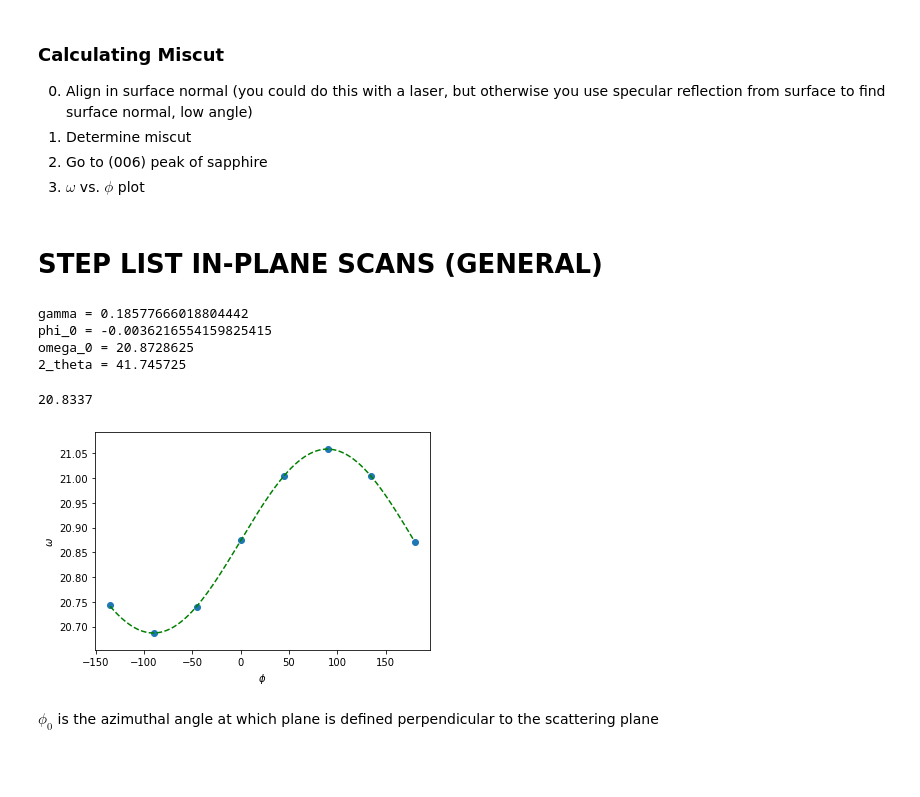
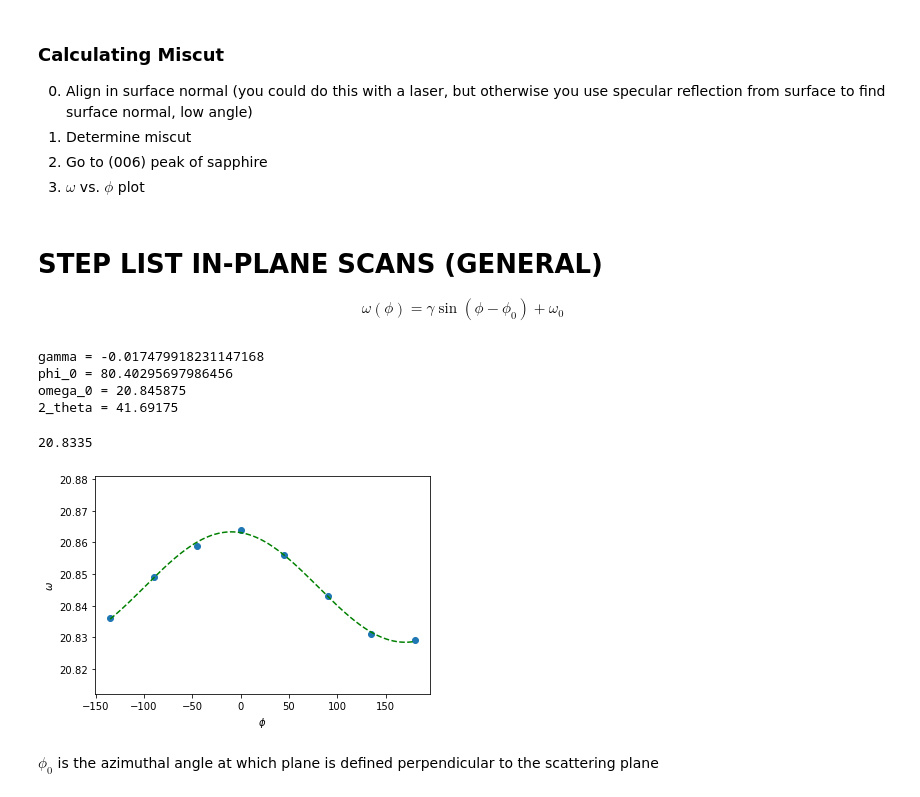
Before and after one commit to josephmccourt2018/lab_jupyter_notebooks, a Jupyter notebook: HRXRD_Off_Specular_Lab3.ipynb, the cells around one changed output. Saved outputs shown, nothing was run; the diff lists cells and outputs as text; code cells hidden in the pictures; blank space fills up the shorter version.

```diff
--- a/HRXRD_Off_Specular_Lab3.ipynb
+++ b/HRXRD_Off_Specular_Lab3.ipynb
@@ -151,44 +151,49 @@ Notice that when you look at stereographic projections, it will give you value o
 3. $\omega$ vs. $\phi$ plot
 # %% [markdown]
 # STEP LIST IN-PLANE SCANS (GENERAL)
+
+$$\omega(\phi) = \gamma\sin(\phi-\phi_0)+\omega_0$$
 # %%
 import math
 import numpy as np
 import matplotlib.pyplot as plt
 from scipy.optimize import curve_fit
 
 # For test run of 461 lab 3
 # fitting the miscut curve
-phi = [0.,45.,90.,135.,180.,-45.,-90.,-135.]
+#phi = [0.,45.,90.,135.,180.,225.,270.,315.]
+phi = [0.,45.,90.,135.,180.,-135.,-90.,-45.]
 phi2 = [i * math.pi/180 for i in phi]
-omega = [20.8754,21.0048,21.0587,21.0033, 20.8708, 20.7394, 20.6869, 20.7436]
+
+#measured on Fe2O3 50nm film on 006 sapphire
+omega = [20.864,20.856,20.843,20.831, 20.829, 20.836, 20.849, 20.859]
 
 def fit(x,gamma,phi_0,omega_0):
     return gamma*np.sin(x-phi_0)+omega_0
 
 popt, pcov = curve_fit(fit, phi2, omega)
 
 x=np.arange(-135,180)
 x2 =[i * math.pi/180 for i in x]
 x3 =[i * 180 / math.pi for i in x2]
 
 plt.scatter(phi,omega)
 plt.plot(x3,fit(x2,*popt),'g--')
 plt.xlabel("$\phi$")
 plt.ylabel("$\omega$")
 
 print("gamma = " + str(popt[0]))
-print("phi_0 = " + str(popt[1]))
+print("phi_0 = " + str(popt[1]*180/math.pi))
 print("omega_0 = " + str(popt[2]))
 print("2_theta = "+str(popt[2]*2))
-41.6674/2
+41.667/2
 # %% [output]
-gamma = 0.18577666018804442
-phi_0 = -0.0036216554159825415
-omega_0 = 20.8728625
-2_theta = 41.745725
+gamma = -0.017479918231147168
+phi_0 = 80.40295697986456
+omega_0 = 20.845875
+2_theta = 41.69175
-20.8337
+20.8335
-[figure, old version]
+[figure, new version]
 # %% [markdown]
 $\phi_0$ is the azimuthal angle at which plane is defined perpendicular to the scattering plane
 # %% [markdown]
```
Also changed, not shown: 13 other files.
